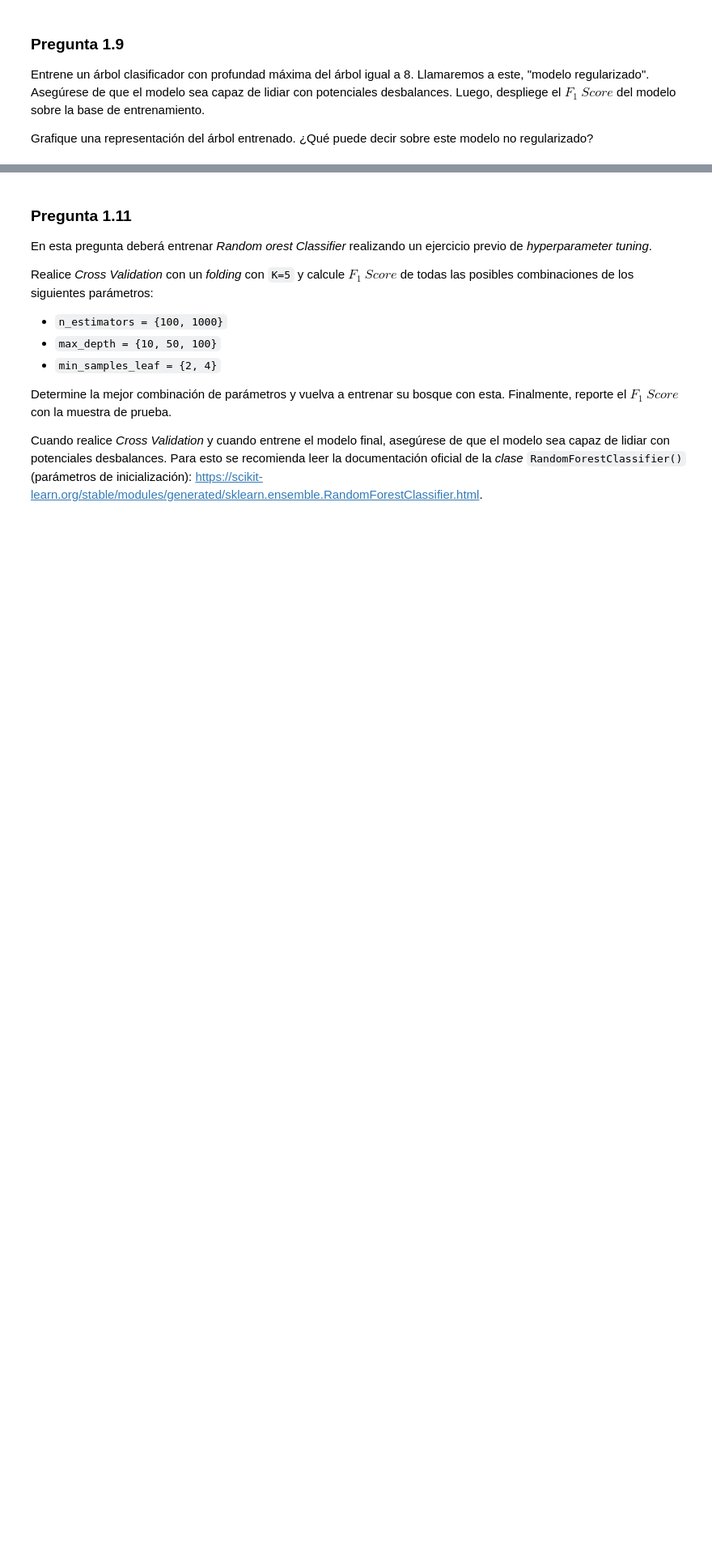
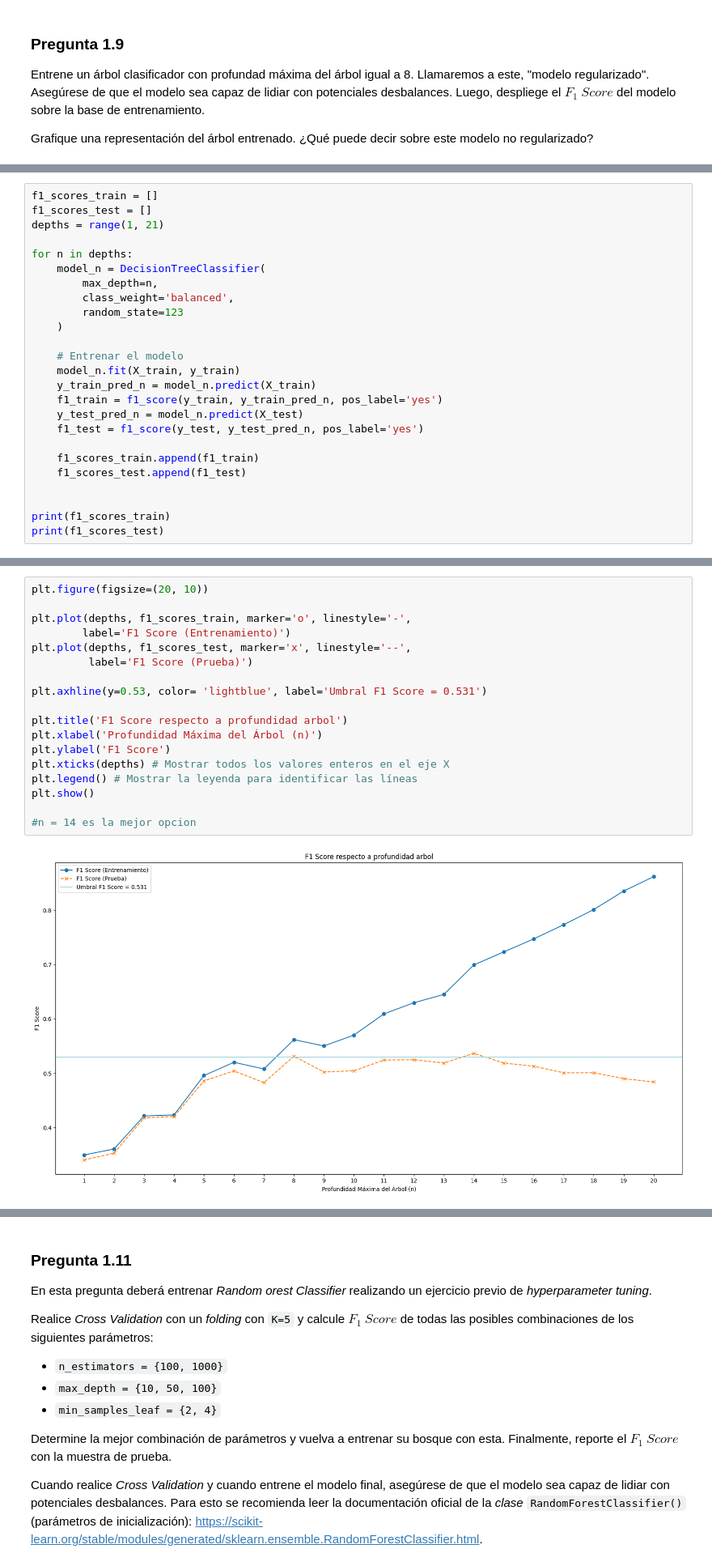
Before and after one commit to catamege/Tarea2-Mege-Lantadilla, a Jupyter notebook: Tarea2-Mege-Lantadilla.ipynb, the cells around one changed output, grey strips where cells are left out. Shown at 81% size. Cells and saved outputs as stored; diff of their text form; blank space fills up the shorter version.

```diff
--- a/Tarea2-Mege-Lantadilla.ipynb
+++ b/Tarea2-Mege-Lantadilla.ipynb
@@ -1180,0 +1294,25 @@ Gafique en una misma figura $F_1\ Score$ de entrenamiento contra $n$ y $F_1\ Sco
+# %%
+f1_scores_train = []
+f1_scores_test = []
+depths = range(1, 21)
+
+for n in depths:
+    model_n = DecisionTreeClassifier(
+        max_depth=n,
+        class_weight='balanced',
+        random_state=123
+    )
+
+    # Entrenar el modelo
+    model_n.fit(X_train, y_train)
+    y_train_pred_n = model_n.predict(X_train)
+    f1_train = f1_score(y_train, y_train_pred_n, pos_label='yes')
+    y_test_pred_n = model_n.predict(X_test)
+    f1_test = f1_score(y_test, y_test_pred_n, pos_label='yes')
+
+    f1_scores_train.append(f1_train)
+    f1_scores_test.append(f1_test)
+
+
+print(f1_scores_train)
+print(f1_scores_test)
@@ -1180,0 +1322,20 @@ Gafique en una misma figura $F_1\ Score$ de entrenamiento contra $n$ y $F_1\ Sco
+# %%
+plt.figure(figsize=(20, 10))
+
+plt.plot(depths, f1_scores_train, marker='o', linestyle='-',
+        label='F1 Score (Entrenamiento)')
+plt.plot(depths, f1_scores_test, marker='x', linestyle='--',
+         label='F1 Score (Prueba)')
+
+plt.axhline(y=0.53, color= 'lightblue', label='Umbral F1 Score = 0.531')
+
+plt.title('F1 Score respecto a profundidad arbol')
+plt.xlabel('Profundidad Máxima del Árbol (n)')
+plt.ylabel('F1 Score')
+plt.xticks(depths) # Mostrar todos los valores enteros en el eje X
+plt.legend() # Mostrar la leyenda para identificar las líneas
+plt.show()
+
+#n = 14 es la mejor opcion
+# %% [output]
+[figure, added]
```
Also changed, not shown: parts of 26 cells of this notebook.
